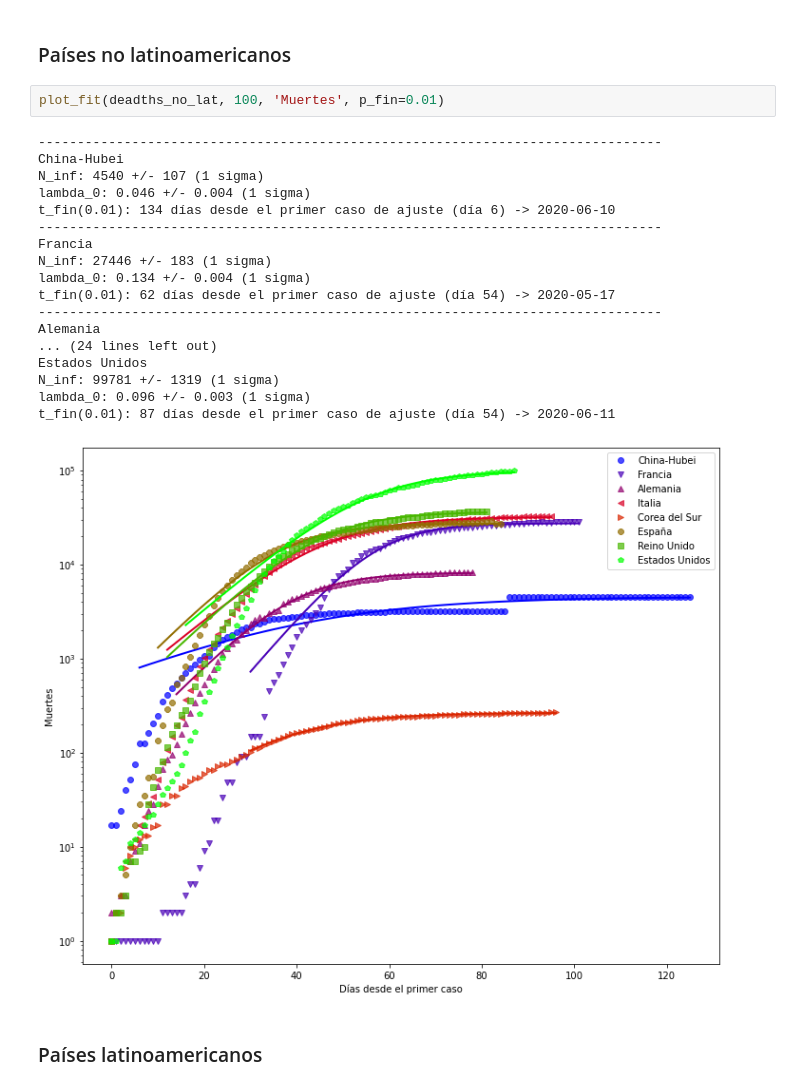
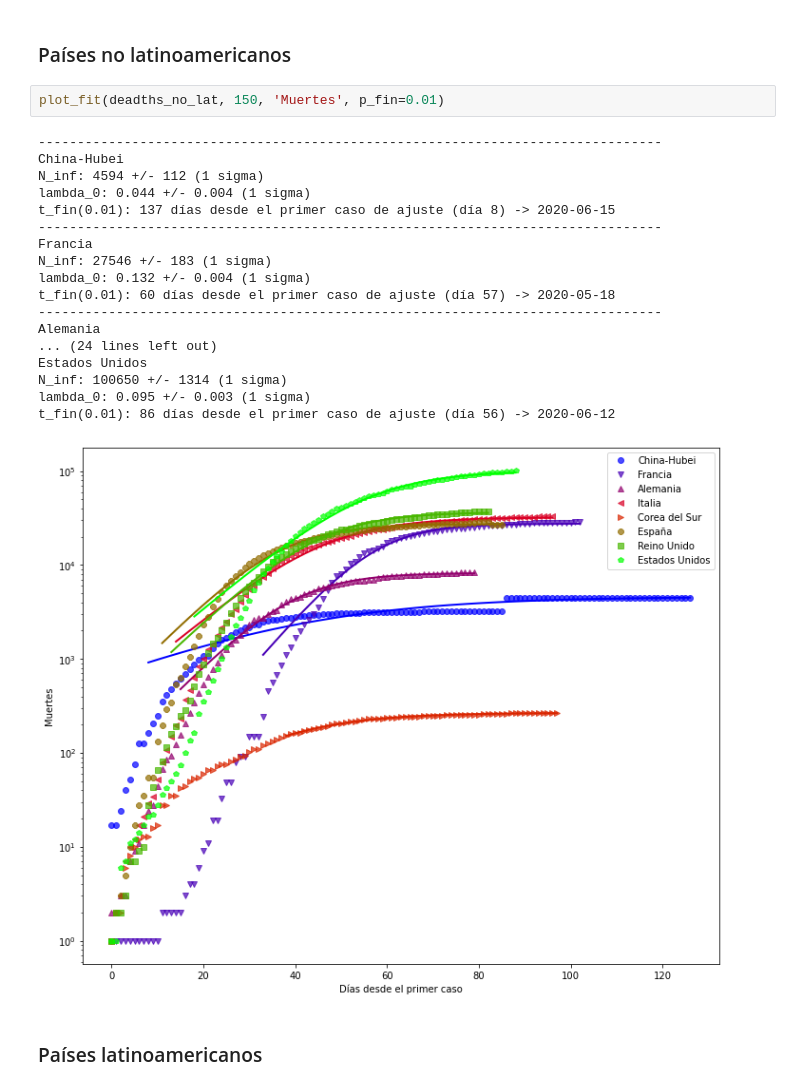
Before and after one commit to manuxch/logistic-covid19, a Jupyter notebook: Logistic_model_COVID-19.ipynb, the cells around one changed output. Cells and saved outputs as stored; diff of their text form.

```diff
--- a/Logistic_model_COVID-19.ipynb
+++ b/Logistic_model_COVID-19.ipynb
@@ -253,26 +253,26 @@ El número de personas fallecidas por el COVID-19 se registra con mayor precisi
 # %% [markdown]
 ### Países no latinoamericanos
 # %%
-plot_fit(deadths_no_lat, 100, 'Muertes', p_fin=0.01)
+plot_fit(deadths_no_lat, 150, 'Muertes', p_fin=0.01)
 # %% [output]
 --------------------------------------------------------------------------------
 China-Hubei
-N_inf: 4540 +/- 107 (1 sigma)
-lambda_0: 0.046 +/- 0.004 (1 sigma)
-t_fin(0.01): 134 días desde el primer caso de ajuste (día 6) -> 2020-06-10
+N_inf: 4594 +/- 112 (1 sigma)
+lambda_0: 0.044 +/- 0.004 (1 sigma)
+t_fin(0.01): 137 días desde el primer caso de ajuste (día 8) -> 2020-06-15
 --------------------------------------------------------------------------------
 Francia
-N_inf: 27446 +/- 183 (1 sigma)
-lambda_0: 0.134 +/- 0.004 (1 sigma)
-t_fin(0.01): 62 días desde el primer caso de ajuste (día 54) -> 2020-05-17
+N_inf: 27546 +/- 183 (1 sigma)
+lambda_0: 0.132 +/- 0.004 (1 sigma)
+t_fin(0.01): 60 días desde el primer caso de ajuste (día 57) -> 2020-05-18
 --------------------------------------------------------------------------------
 Alemania
 ... (24 lines left out)
 Estados Unidos
-N_inf: 99781 +/- 1319 (1 sigma)
-lambda_0: 0.096 +/- 0.003 (1 sigma)
-t_fin(0.01): 87 días desde el primer caso de ajuste (día 54) -> 2020-06-11
+N_inf: 100650 +/- 1314 (1 sigma)
+lambda_0: 0.095 +/- 0.003 (1 sigma)
+t_fin(0.01): 86 días desde el primer caso de ajuste (día 56) -> 2020-06-12
-[figure, old version]
+[figure, new version]
 # %% [markdown]
 ### Países latinoamericanos
 # %%
```
Also changed, not shown: parts of 8 cells of this notebook.
